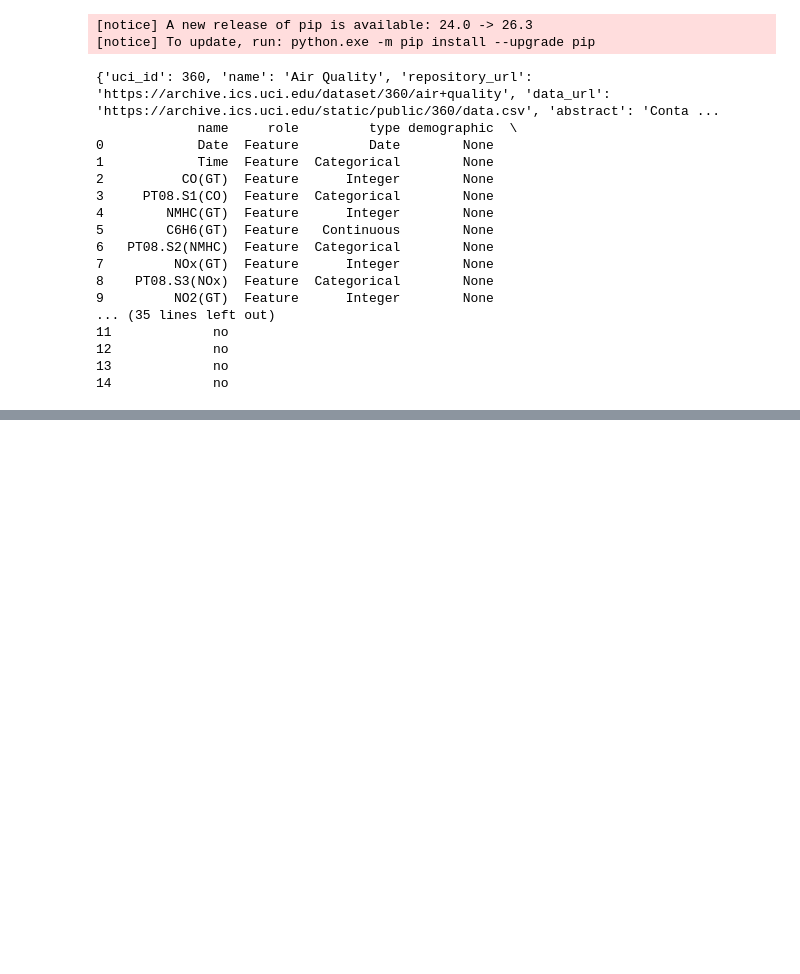
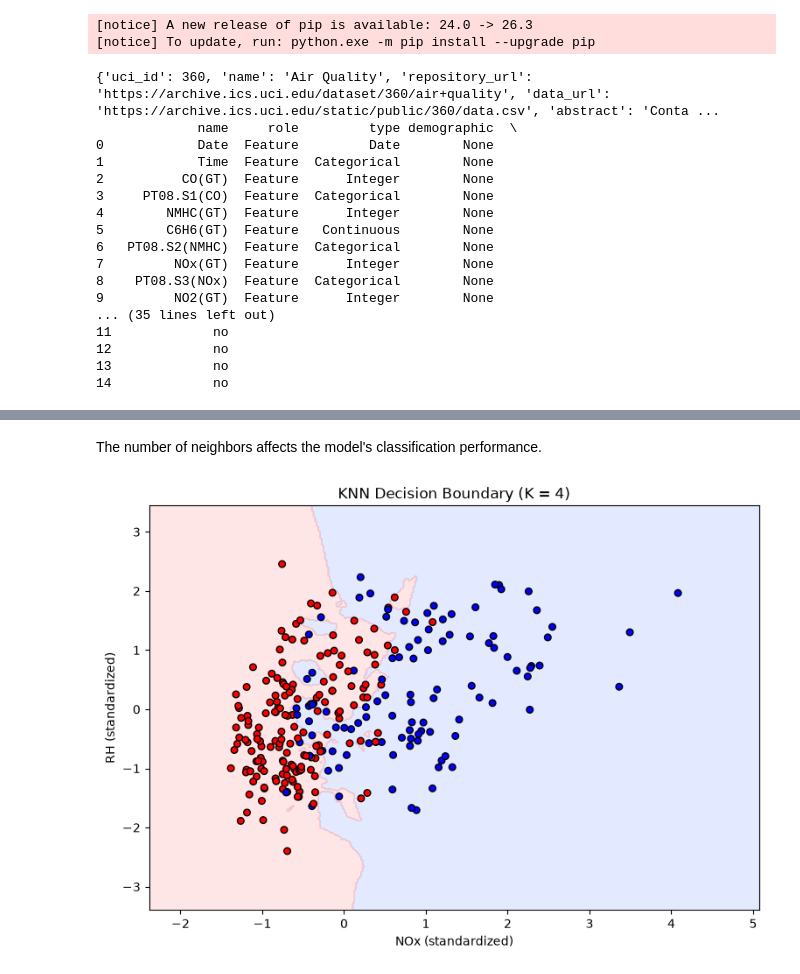
Before and after one commit to amalherchh/Predicting-Air-Quality, a Jupyter notebook: air.ipynb, the cells around one changed output, grey strips where cells are left out. Saved outputs shown, nothing was run; the diff lists cells and outputs as text; code cells hidden in the pictures; blank space fills up the shorter version.

```diff
--- a/air.ipynb
+++ b/air.ipynb
@@ -53,0 +385,51 @@ print(air_quality.variables)
+# %% [markdown]
+The number of neighbors affects the model's classification performance.
+# %%
+# Create KNN model with the best K
+knn = KNeighborsClassifier(n_neighbors=4)
+
+# Train the model
+knn.fit(X_train, y_train)
+
+# Create mesh grid
+x_min, x_max = X_train[:, 0].min() - 1, X_train[:, 0].max() + 1
+y_min, y_max = X_train[:, 1].min() - 1, X_train[:, 1].max() + 1
+
+xx, yy = np.meshgrid(
+    np.arange(x_min, x_max, 0.02),
+    np.arange(y_min, y_max, 0.02)
+)
+
+# Predict classes for mesh points
+Z = knn.predict(np.c_[xx.ravel(), yy.ravel()])
+Z = Z.reshape(xx.shape)
+
+# Colors
+cmap_background = ListedColormap(['#b9caff', '#ffc1c1'])
+cmap_points = ListedColormap(['blue', 'red'])
+
+# Plot decision boundary
+plt.figure(figsize=(9, 6))
+
+plt.contourf(
+    xx, yy, Z,
+    alpha=0.4,
+    cmap=cmap_background
+)
+
+# Plot training observations
+plt.scatter(
+    X_train[:, 0],
+    X_train[:, 1],
+    c=y_train,
+    cmap=cmap_points,
+    edgecolors='black',
+    s=30
+)
+
+plt.title('KNN Decision Boundary (K = 4)')
+plt.xlabel('NOx (standardized)')
+plt.ylabel('RH (standardized)')
+plt.show()
+# %% [output]
+[figure, added]
```
Also changed, not shown: parts of 27 cells of this notebook.
